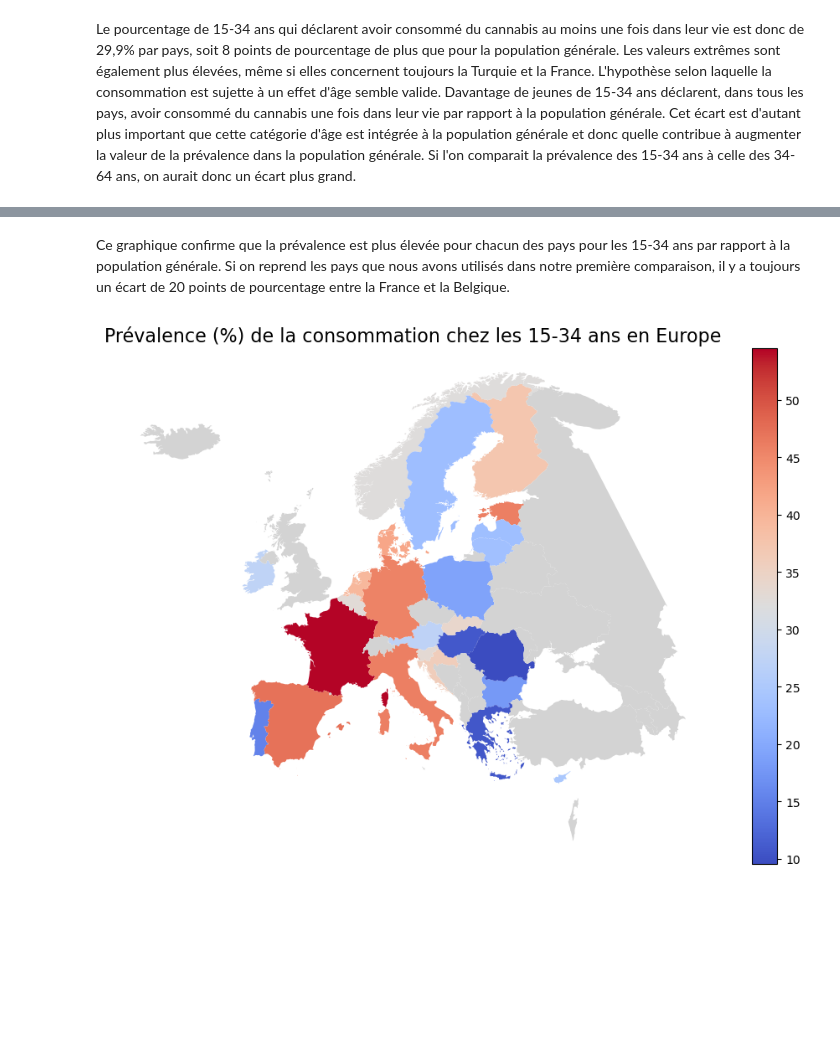
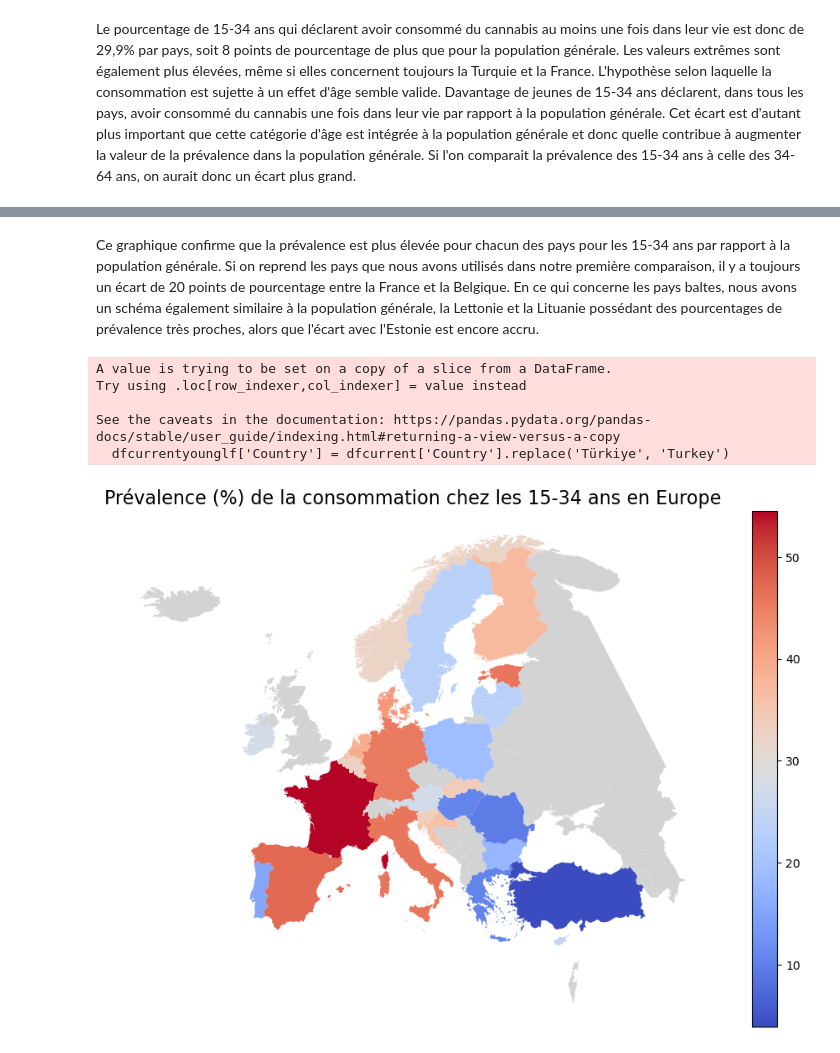
Before and after one commit to refouch/Projet_Python_2A, a Jupyter notebook: Notebook_Final.ipynb, the cells around one changed output, grey strips where cells are left out. Drawn from its saved outputs; the diff is of its cells as text; code cells hidden in the pictures; blank space fills up the shorter version.

Commit message:
Ajout de la turquie

```diff
--- a/Notebook_Final.ipynb
+++ b/Notebook_Final.ipynb
@@ -167,22 +174,32 @@ plt.show()
 # %% [markdown]
-Ce graphique confirme que la prévalence est plus élevée pour chacun des pays pour les 15-34 ans par rapport à la population générale. Si on reprend les pays que nous avons utilisés dans notre première comparaison, il y a toujours un écart de 20 points de pourcentage entre la France et la Belgique.
+Ce graphique confirme que la prévalence est plus élevée pour chacun des pays pour les 15-34 ans par rapport à la population générale. Si on reprend les pays que nous avons utilisés dans notre première comparaison, il y a toujours un écart de 20 points de pourcentage entre la France et la Belgique. En ce qui concerne les pays baltes, nous avons un schéma également similaire à la population générale, la Lettonie et la Lituanie possédant des pourcentages de prévalence très proches, alors que l'écart avec l'Estonie est encore accru.
 # %%
 # Charger le fond de carte de l'Europe
 europe_map = gpd.read_file("https://raw.githubusercontent.com/leakyMirror/map-of-europe/master/GeoJSON/europe.geojson")
 
 europe_map = europe_map.rename(columns={'NAME': 'Country'})
 
+#Je recode le nom de la Turquie pour qu'il corresponde dnas les deux bases
+dfcurrentyounglf['Country'] = dfcurrent['Country'].replace('Türkiye', 'Turkey')
+
+
 # Fusionner le fond de carte avec les données
 merged = europe_map.merge(dfcurrentyounglf, on="Country", how="left")
+
 
 # Créer une carte choroplèthe
 fig, ax = plt.subplots(1, 1, figsize=(12, 8))
 merged.plot(column="Prevalence (%)", cmap="coolwarm", legend=True, ax=ax, missing_kwds={
     "color": "lightgrey",
     "label": "No data"
 })
 ax.set_title("Prévalence (%) de la consommation chez les 15-34 ans en Europe", fontsize=16)
 ax.axis("off")
 plt.show()
 # %% [output]
+A value is trying to be set on a copy of a slice from a DataFrame.
+Try using .loc[row_indexer,col_indexer] = value instead
+
+See the caveats in the documentation: https://pandas.pydata.org/pandas-docs/stable/user_guide/indexing.html#returning-a-view-versus-a-copy
+  dfcurrentyounglf['Country'] = dfcurrent['Country'].replace('Türkiye', 'Turkey')
-[figure, old version]
+[figure, new version]
```
Also changed, not shown: parts of 4 cells of this notebook.
